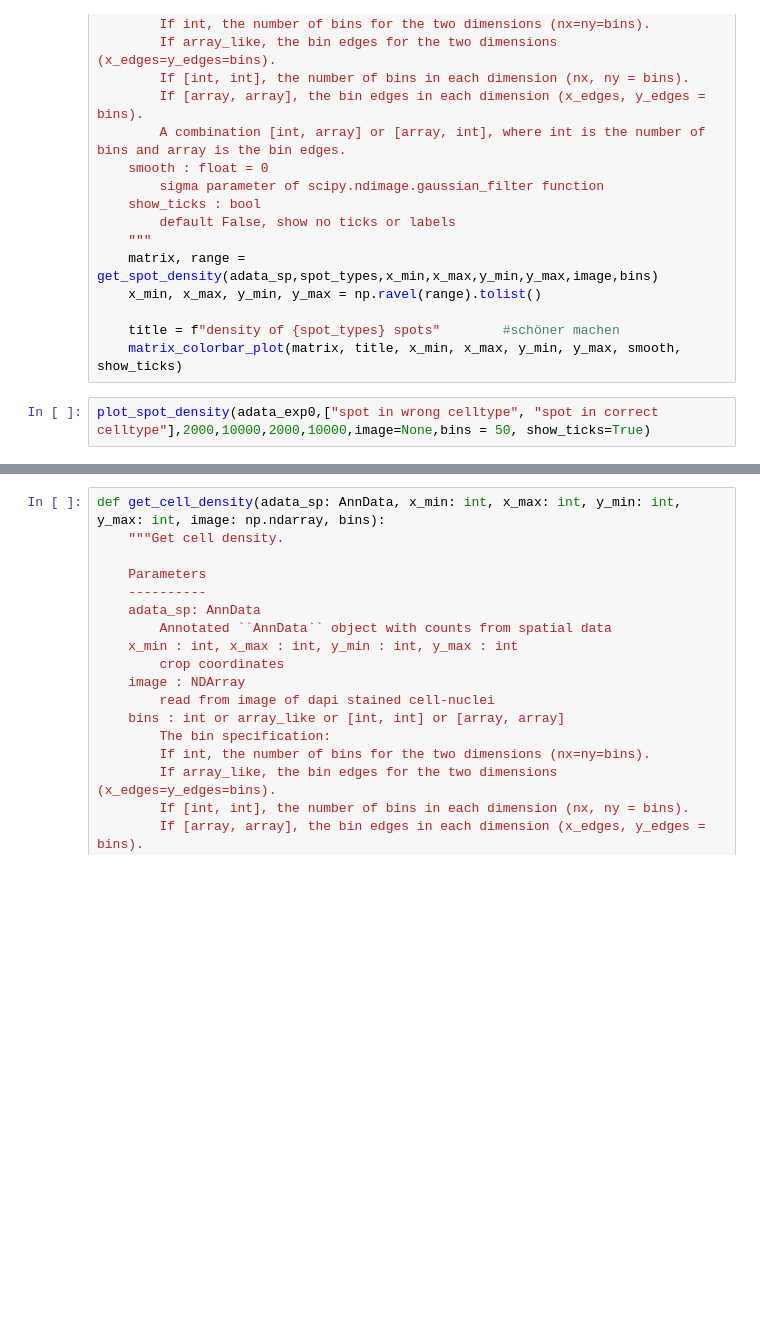
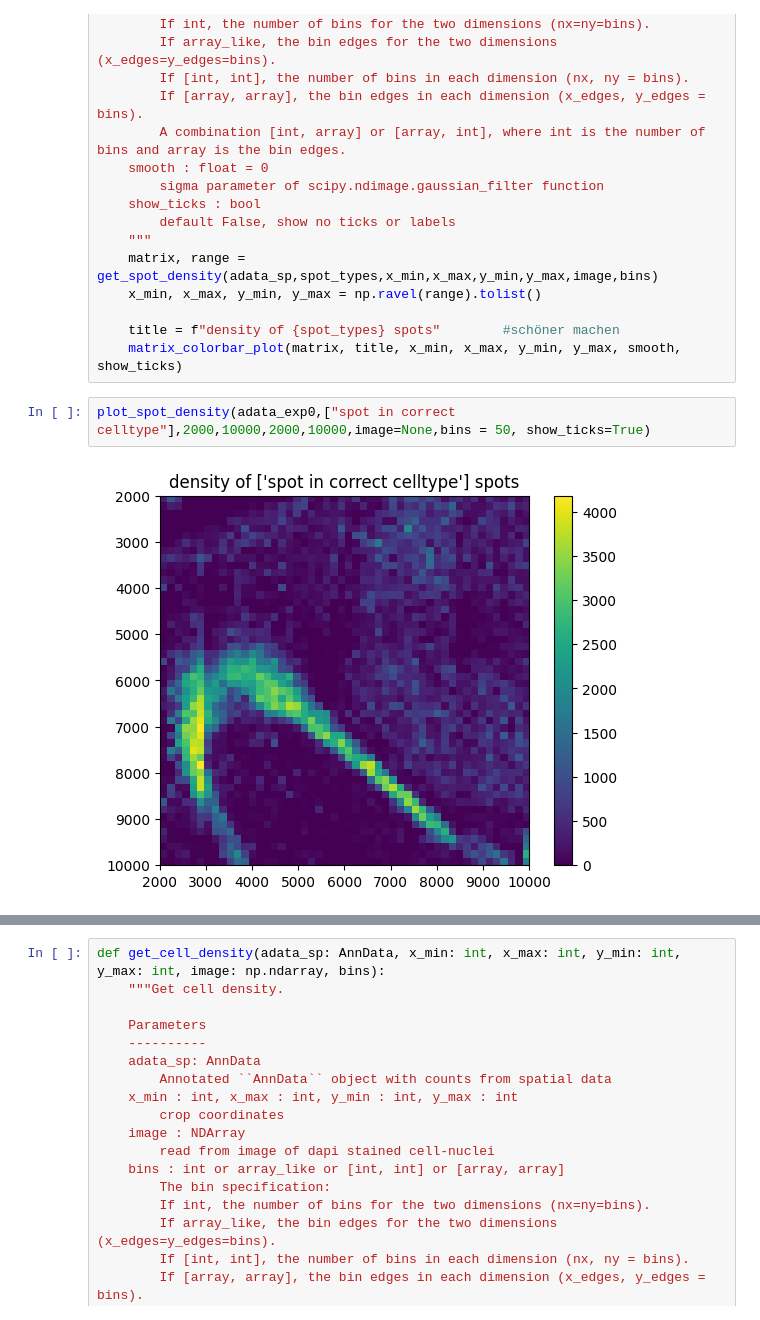
Before and after one commit to j-dichgans/my_txsim, a Jupyter notebook: metric_local.ipynb, the cells around one changed output, grey strips where cells are left out. Cells and saved outputs as stored; diff of their text form; blank space fills up the shorter version.

Commit message:
show plots

```diff
--- a/metric_local.ipynb
+++ b/metric_local.ipynb
@@ -390,7 +419,9 @@ def plot_spot_density(adata_sp : AnnData, spot_types: list, x_min: int, x_max: i
     title = f"density of {spot_types} spots"        #schöner machen
     matrix_colorbar_plot(matrix, title, x_min, x_max, y_min, y_max, smooth, show_ticks)
 # %%
-plot_spot_density(adata_exp0,["spot in wrong celltype", "spot in correct celltype"],2000,10000,2000,10000,image=None,bins = 50, show_ticks=True)
+plot_spot_density(adata_exp0,["spot in correct celltype"],2000,10000,2000,10000,image=None,bins = 50, show_ticks=True)
+# %% [output]
+[figure, added]
 # %%
 def get_cells_df(adata_sp: AnnData, adata_sc: AnnData):
     """Get cell location DataFrame.
```
Also changed, not shown: parts of 23 cells of this notebook.
